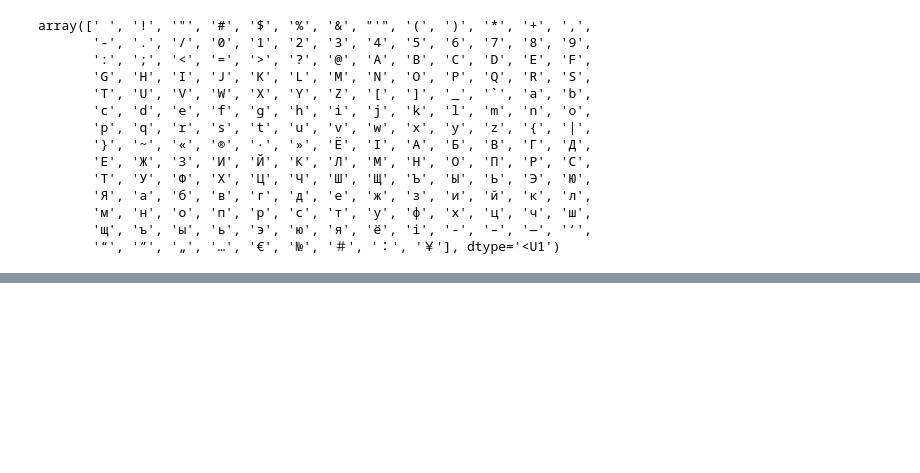
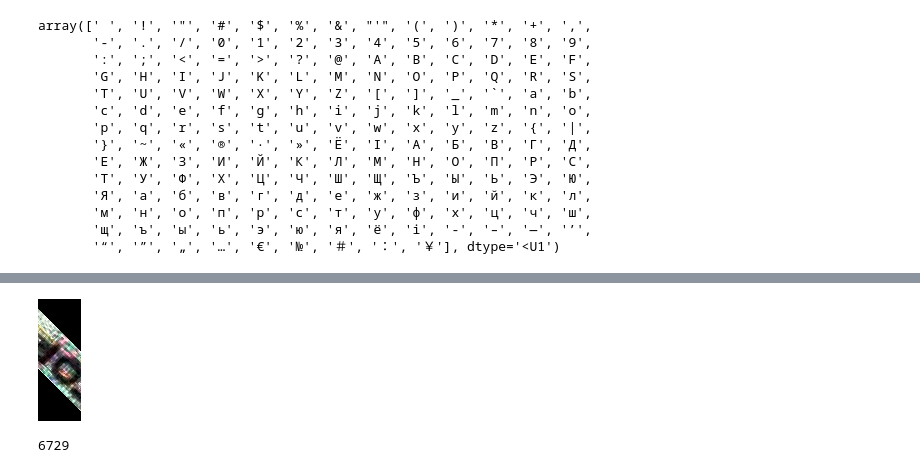
Before and after one commit to hadzhykhanov/cv_contest, a Jupyter notebook: notebooks/Untitled.ipynb, the cells around one changed output, grey strips where cells are left out. Saved outputs shown, nothing was run; the diff lists cells and outputs as text; code cells hidden in the pictures; blank space fills up the shorter version.

```diff
--- a/notebooks/Untitled.ipynb
+++ b/notebooks/Untitled.ipynb
@@ -137,0 +131,10 @@ array([' ', '!', '"', '#', '$', '%', '&', "'", '(', ')', '*', '+', ',',
+# %%
+img.rotate(45)
+# %% [output]
+[figure, added]
+# %%
+path = "/Users/vladislavgadzihanov/Desktop/all_ocr_dataset"
+
+len(list(pathlib.Path(path).glob("*")))
+# %% [output]
+6729
```
Also changed, not shown: parts of 4 cells of this notebook, 20 other files.
